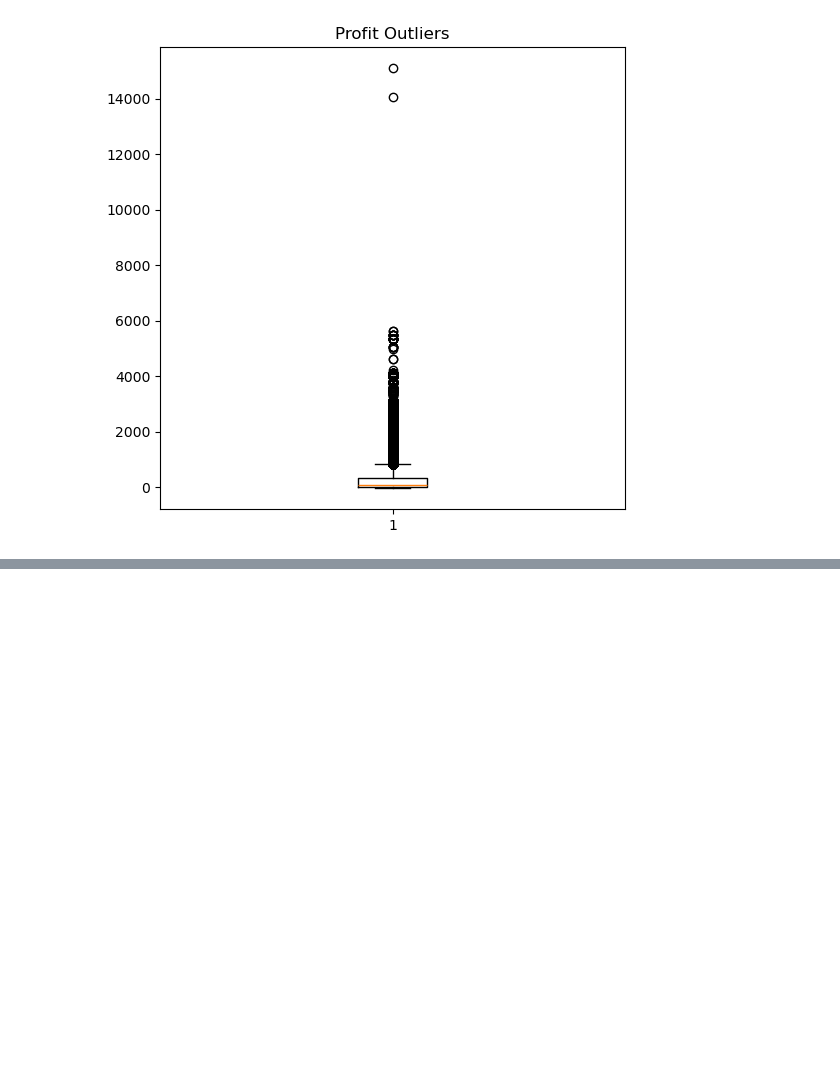
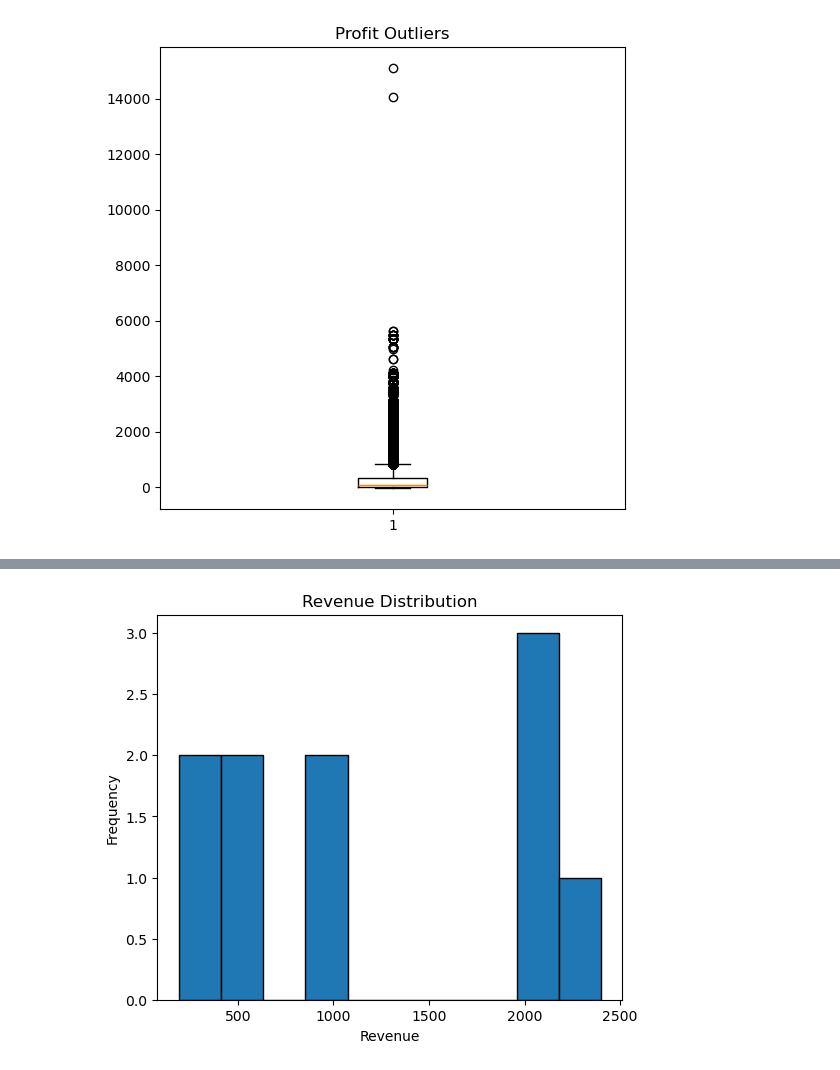
Before and after one commit to sulavg50-ux/Self_data_analysis, a Jupyter notebook: sales.ipynb, the cells around one changed output, grey strips where cells are left out. Saved outputs shown, nothing was run; the diff lists cells and outputs as text; code cells hidden in the pictures; blank space fills up the shorter version.

```diff
--- a/sales.ipynb
+++ b/sales.ipynb
@@ -692,0 +700,3 @@ plt.show()
+# %%
+s1=sales[['Revenue']]
+s1.head()
@@ -692,0 +710,13 @@ plt.show()
+# %%
+s2=s1.head(10)
+plt.figure(figsize=(6,5))
+
+plt.hist(s2['Revenue'], edgecolor='black')
+
+plt.title('Revenue Distribution')
+plt.xlabel('Revenue')
+plt.ylabel('Frequency')
+
+plt.show()
+# %% [output]
+[figure, added]
```
Also changed, not shown: parts of 17 cells of this notebook.
